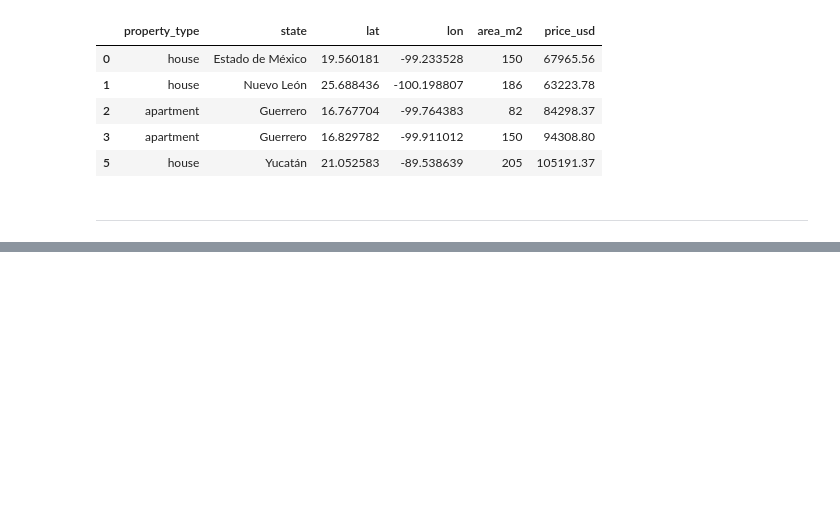
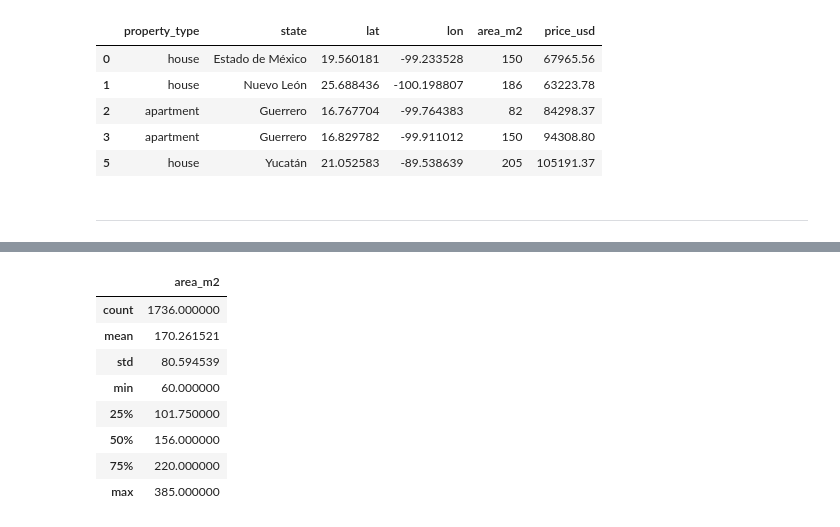
Before and after one commit to ibshafique/mlops_with_poridhi, a Jupyter notebook: prerequisite_projects/WQU_DS/01_housing_in_mexico/mexico_housing.ipynb, the cells around one changed output, grey strips where cells are left out. Saved outputs shown, nothing was run; the diff lists cells and outputs as text; code cells hidden in the pictures; blank space fills up the shorter version.

```diff
--- a/prerequisite_projects/WQU_DS/01_housing_in_mexico/mexico_housing.ipynb
+++ b/prerequisite_projects/WQU_DS/01_housing_in_mexico/mexico_housing.ipynb
@@ -237,0 +264,12 @@ fig.show()
+# %%
+df[["area_m2" , "price_usd"]].describe()
+# %% [output]
+|  | area_m2 |
+| count | 1736.000000 |
+| mean | 170.261521 |
+| std | 80.594539 |
+| min | 60.000000 |
+| 25% | 101.750000 |
+| 50% | 156.000000 |
+| 75% | 220.000000 |
+| max | 385.000000 |
```
Also changed, not shown: parts of 5 cells of this notebook.
